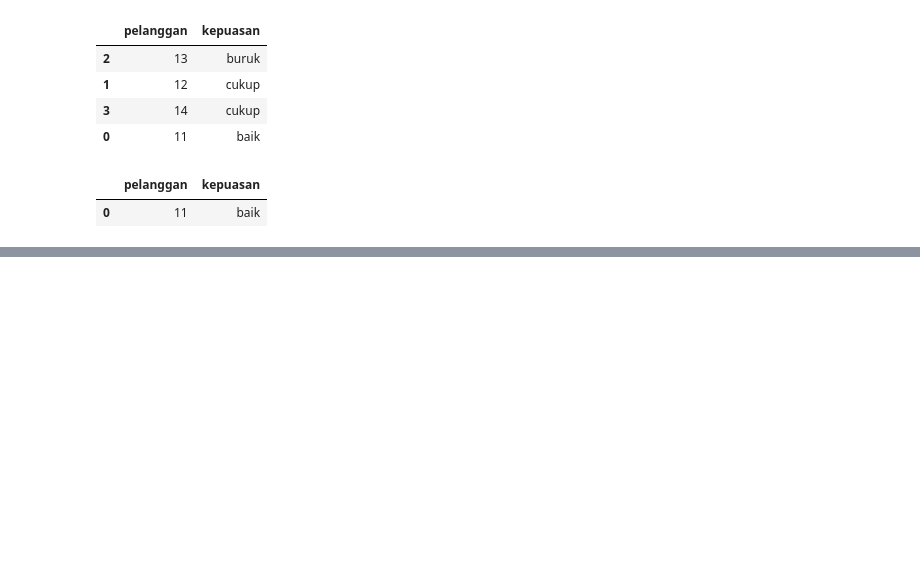
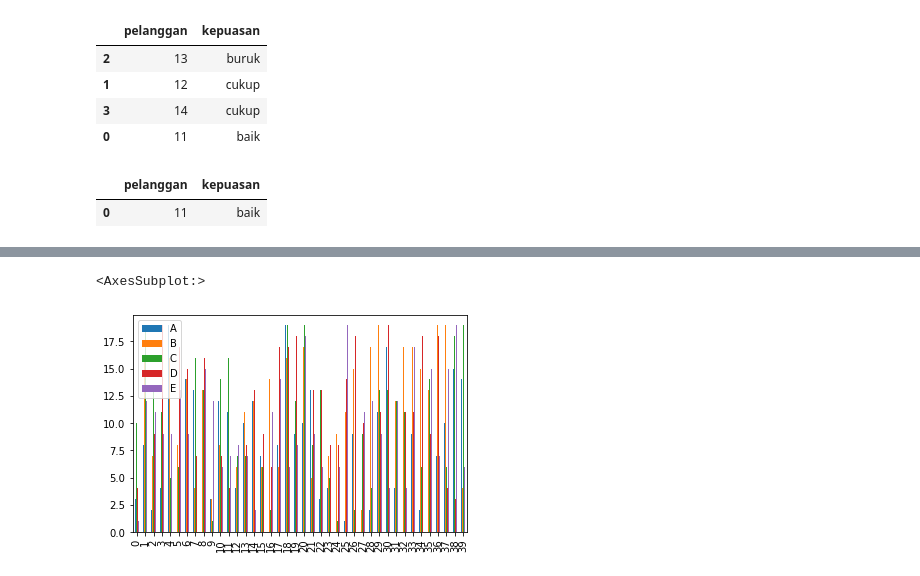
Before and after one commit to medievalgoose/pandas, a Jupyter notebook: Pandas-Week8.ipynb, the cells around one changed output, grey strips where cells are left out. Saved outputs shown, nothing was run; the diff lists cells and outputs as text; code cells hidden in the pictures; blank space fills up the shorter version.

```diff
--- a/Pandas-Week8.ipynb
+++ b/Pandas-Week8.ipynb
@@ -162,0 +225,5 @@ df[df['kepuasan'] > 'cukup'] # menampilkan nilai dengan tingkat kepuasan lebih d
+# %%
+df.plot(kind='bar')
+# %% [output]
+<AxesSubplot:>
+[figure, added]
```
Also changed, not shown: parts of 37 cells of this notebook.
